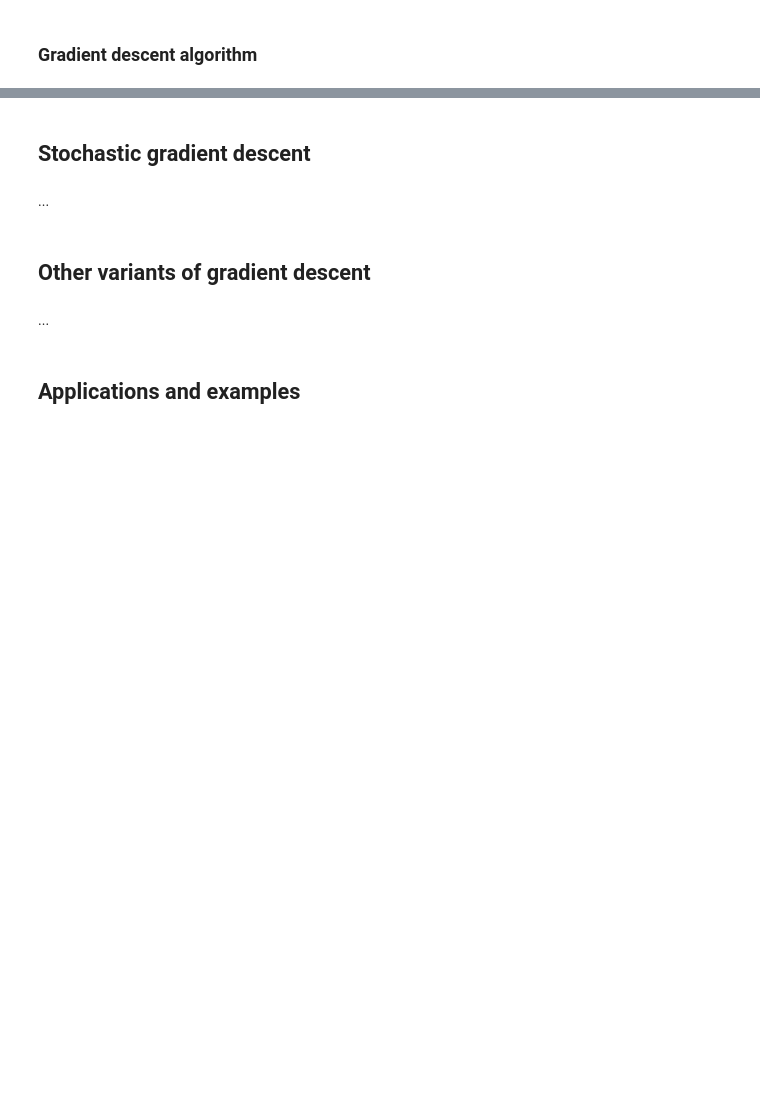
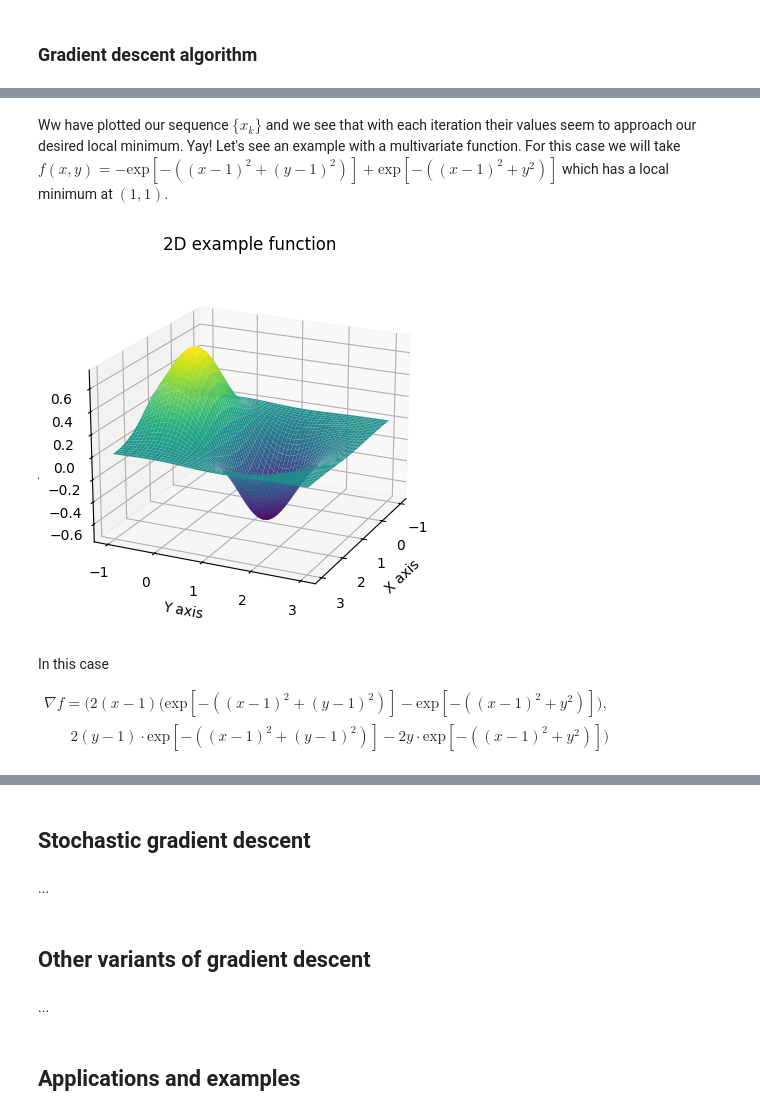
Before and after one commit to JimmyCalvoMonge/appmathpython, a Jupyter notebook: src/optimization/gradient_descent.ipynb, the cells around one changed output, grey strips where cells are left out. Cells and saved outputs as stored; diff of their text form; code cells hidden in the pictures; blank space fills up the shorter version.

```diff
--- a/src/optimization/gradient_descent.ipynb
+++ b/src/optimization/gradient_descent.ipynb
@@ -51,0 +279,43 @@ formed by the partial derivatives of $f(x)$. In $n=1$ dimensions, this is just t
+# %% [markdown]
+Ww have plotted our sequence $\{x_k\}$ and we see that with each iteration their values seem to approach our desired local minimum. Yay!
+Let's see an example with a multivariate function. For this case we will take $f(x,y)= - \text{exp}[-((x-1)^2 + (y-1)^2)] + \text{exp}[-((x-1)^2 + y^2)]$ which has a local minimum at $(1,1)$.
+# %%
+from mpl_toolkits.mplot3d import Axes3D
+
+# Define the function
+def my_func2(x, y):
+    return -np.exp(-((x-1)**2 + (y-1)**2)) + np.exp(-((x-1)**2 + (y-0)**2))
+
+# Generate the data
+x = np.linspace(-1, 3, 400)
+y = np.linspace(-1, 3, 400)
+x, y = np.meshgrid(x, y)
+z = my_func2(x, y)
+
+# Create the plot
+fig = plt.figure()
+ax = fig.add_subplot(111, projection='3d')
+ax.plot_surface(x, y, z, cmap='viridis')
+
+# Labels
+ax.set_xlabel('X axis')
+ax.set_ylabel('Y axis')
+ax.set_zlabel('Z axis')
+ax.set_title("2D example function")
+
+# Rotate the plot
+ax.view_init(elev=20, azim=25)  # Adjust the elevation and azimuthal angles as needed
+
+# Show the plot
+plt.show()
+# %% [output]
+[figure, added]
+# %% [markdown]
+In this case
+
+$
+\begin{align*}
+\nabla f = \biggl( 2(x-1) \bigl(\text{exp}[-((x-1)^2 + (y-1)^2)] - \text{exp}[-((x-1)^2 + y^2)] \bigr), \\
+2(y-1)\cdot\text{exp}[-((x-1)^2 + (y-1)^2)] - 2y\cdot\text{exp}[-((x-1)^2 + y^2)] \biggr)
+\end{align*}
+$
```
Also changed, not shown: parts of 27 cells of this notebook, 2 other files.
